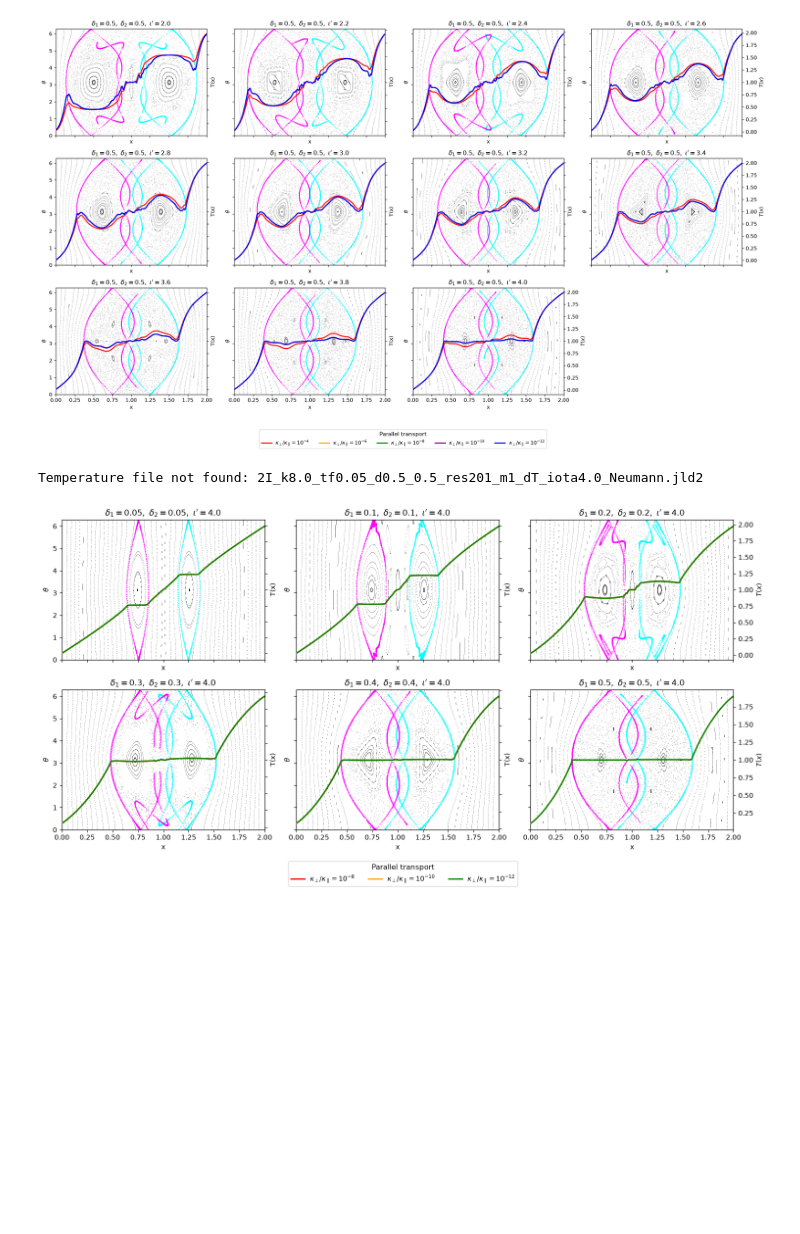
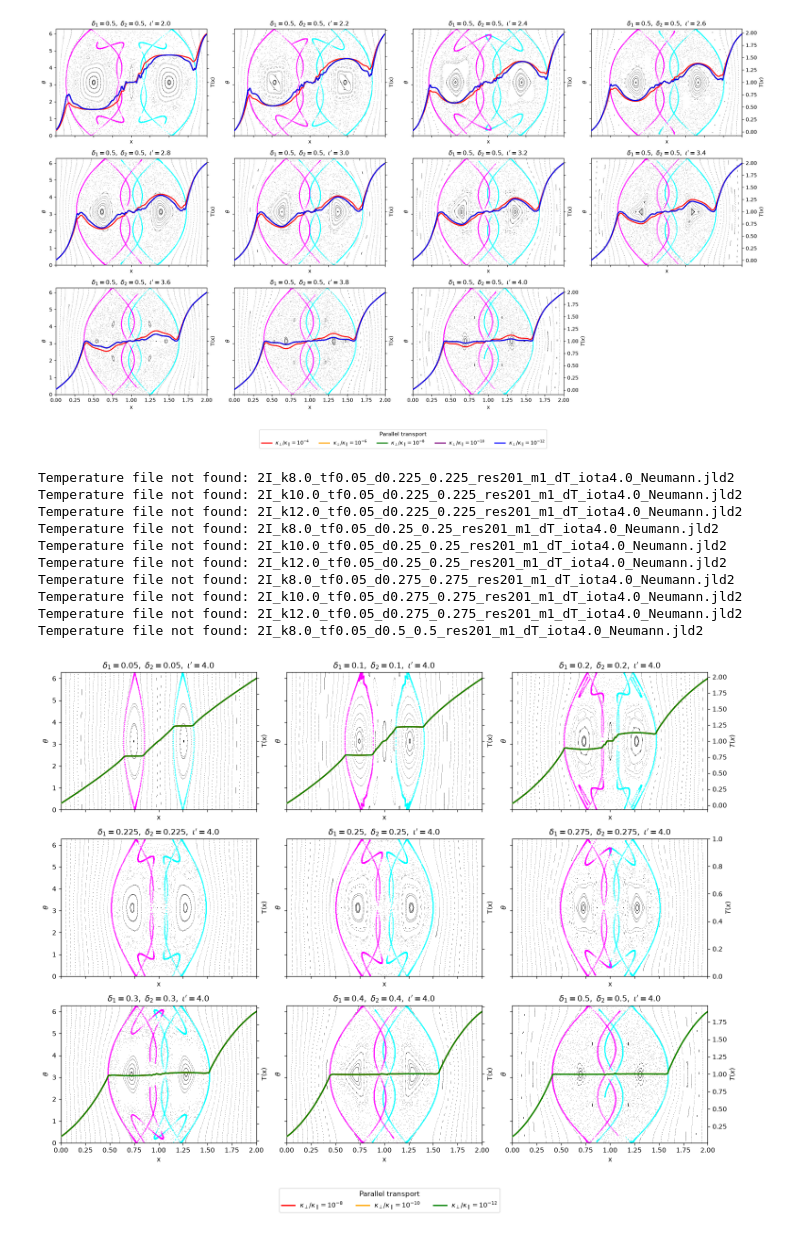
Before and after one commit to mireiaraventos/SdS, a Jupyter notebook: local/Plot_subplots_manifolds.ipynb, the cells around one changed output. Drawn from its saved outputs; the diff is of its cells as text; code cells hidden in the pictures; blank space fills up the shorter version.

Commit message:
Plot new configurations

```diff
--- a/local/Plot_subplots_manifolds.ipynb
+++ b/local/Plot_subplots_manifolds.ipynb
@@ -11,7 +11,7 @@ import h5py
 results_dir = Path("num_results_loc/computed_manifolds")
 poincare_dir = Path("num_results_loc/poincare_plots")
 
-configs = list(range(11, 20)) + list(range(110, 129)) + [21, 22, 23]
+configs = list(range(11, 20)) + list(range(110, 139)) + [21, 22, 23]
 
 manifolds = {}
 parameters = {}
@@ -270,13 +270,22 @@ plt.show()
 # %% [output]
 [figure]
 # %%
-configs_2 = [115, 114, 113, 117, 116, 13]
+configs_2 = [115, 114, 113, 129, 130, 131, 117, 116, 13]
 t_f = 0.05
 
 fig, ax = plot_configurations(configs_2, ncols=3, t_f=t_f, island_1=[1,2], island_2=[3,4], save_name=f"tf{t_f}_iota4.0", k_values=(8.0, 10.0, 12.0))
 
 plt.show()
 # %% [output]
+Temperature file not found: 2I_k8.0_tf0.05_d0.225_0.225_res201_m1_dT_iota4.0_Neumann.jld2
+Temperature file not found: 2I_k10.0_tf0.05_d0.225_0.225_res201_m1_dT_iota4.0_Neumann.jld2
+Temperature file not found: 2I_k12.0_tf0.05_d0.225_0.225_res201_m1_dT_iota4.0_Neumann.jld2
+Temperature file not found: 2I_k8.0_tf0.05_d0.25_0.25_res201_m1_dT_iota4.0_Neumann.jld2
+Temperature file not found: 2I_k10.0_tf0.05_d0.25_0.25_res201_m1_dT_iota4.0_Neumann.jld2
+Temperature file not found: 2I_k12.0_tf0.05_d0.25_0.25_res201_m1_dT_iota4.0_Neumann.jld2
+Temperature file not found: 2I_k8.0_tf0.05_d0.275_0.275_res201_m1_dT_iota4.0_Neumann.jld2
+Temperature file not found: 2I_k10.0_tf0.05_d0.275_0.275_res201_m1_dT_iota4.0_Neumann.jld2
+Temperature file not found: 2I_k12.0_tf0.05_d0.275_0.275_res201_m1_dT_iota4.0_Neumann.jld2
 Temperature file not found: 2I_k8.0_tf0.05_d0.5_0.5_res201_m1_dT_iota4.0_Neumann.jld2
-[figure, old version]
+[figure, new version]
 # %%
```
Also changed, not shown: parts of 2 cells of this notebook, 15 other files.
